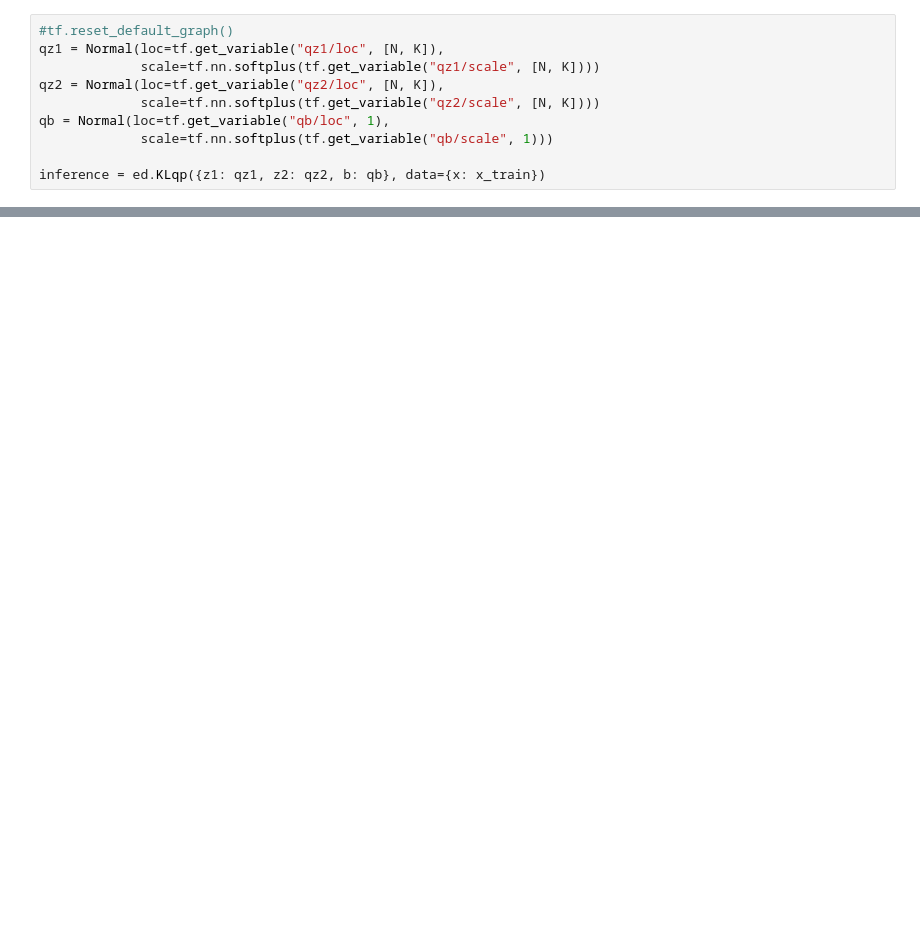
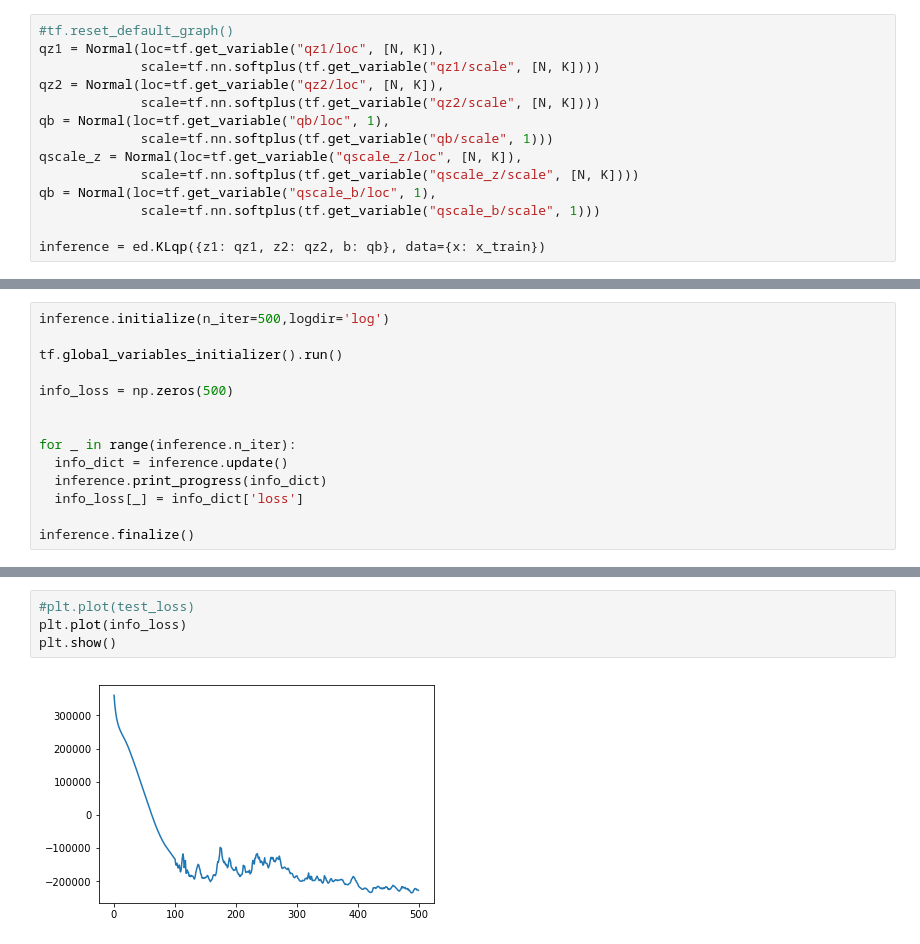
Before and after one commit to brandtoliver/Blockchain-Transaction-Classification, a Jupyter notebook: Models/Latent_space_models/Morten Latent Space Models.ipynb, the cells around one changed output, grey strips where cells are left out. Cells and saved outputs as stored; diff of their text form; blank space fills up the shorter version.

```diff
--- a/Models/Latent_space_models/Morten Latent Space Models.ipynb
+++ b/Models/Latent_space_models/Morten Latent Space Models.ipynb
@@ -80,6 +128,10 @@ qz2 = Normal(loc=tf.get_variable("qz2/loc", [N, K]),
              scale=tf.nn.softplus(tf.get_variable("qz2/scale", [N, K])))
 qb = Normal(loc=tf.get_variable("qb/loc", 1),
              scale=tf.nn.softplus(tf.get_variable("qb/scale", 1)))
+qscale_z = Normal(loc=tf.get_variable("qscale_z/loc", [N, K]),
+             scale=tf.nn.softplus(tf.get_variable("qscale_z/scale", [N, K])))
+qb = Normal(loc=tf.get_variable("qscale_b/loc", 1),
+             scale=tf.nn.softplus(tf.get_variable("qscale_b/scale", 1)))
 
 inference = ed.KLqp({z1: qz1, z2: qz2, b: qb}, data={x: x_train})
 # %%
@@ -88,0 +141,14 @@ inference.run(n_iter=2500)
+# %%
+inference.initialize(n_iter=500,logdir='log')
+
+tf.global_variables_initializer().run()
+
+info_loss = np.zeros(500)
+
+
+for _ in range(inference.n_iter):
+  info_dict = inference.update()
+  inference.print_progress(info_dict)
+  info_loss[_] = info_dict['loss']
+
+inference.finalize()
@@ -88,0 +177,6 @@ inference.run(n_iter=2500)
+# %%
+#plt.plot(test_loss)
+plt.plot(info_loss)
+plt.show()
+# %% [output]
+[figure, added]
```
Also changed, not shown: parts of 20 cells of this notebook, 1 other file.
